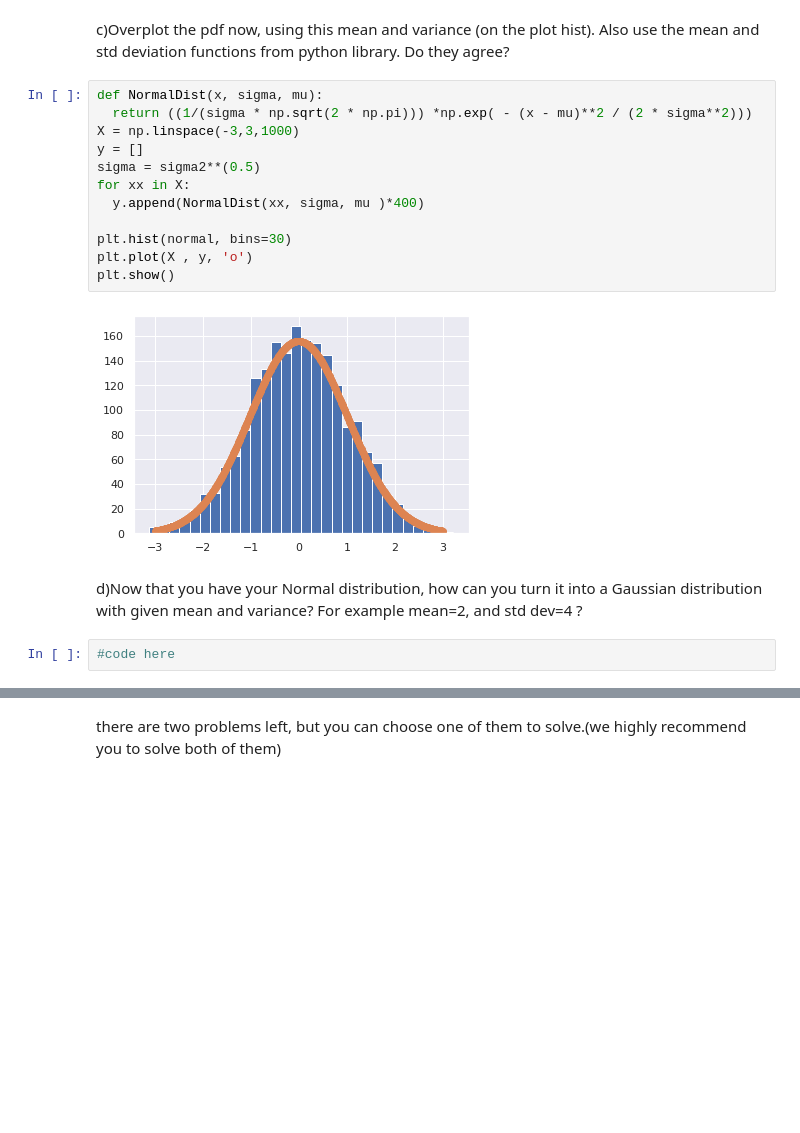
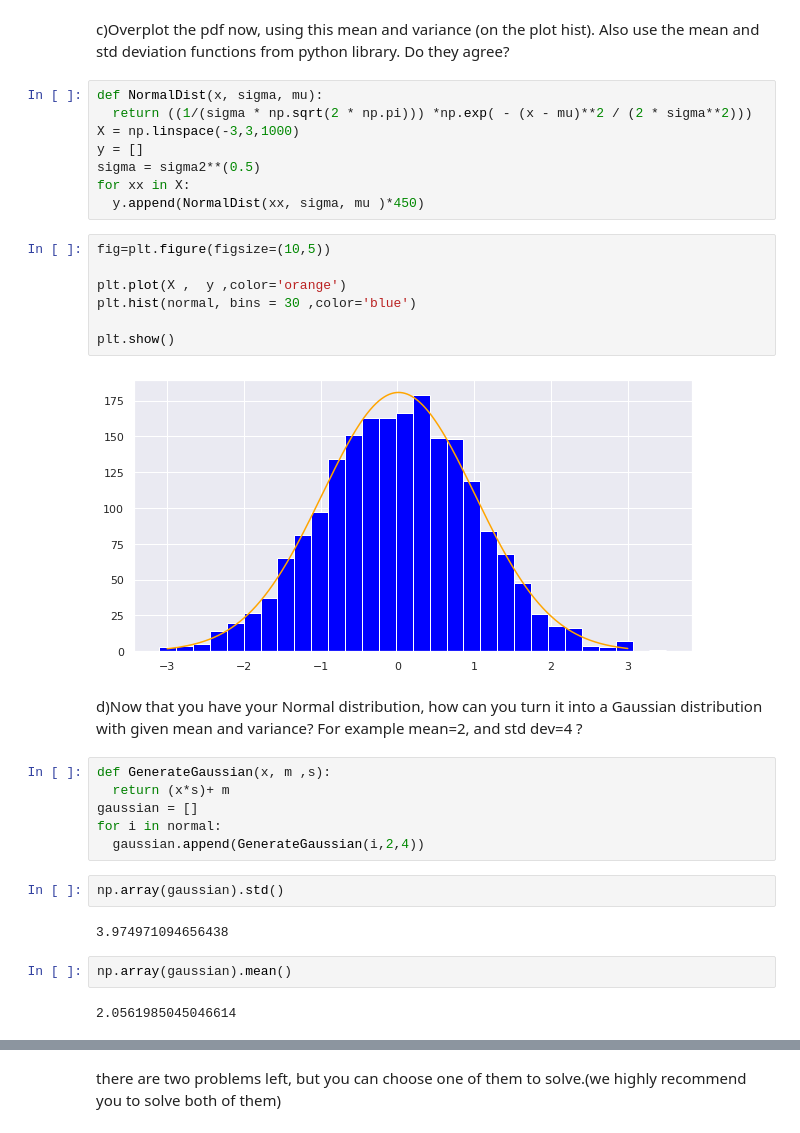
Before and after one commit to SBUDataAnalysis/hw2-MohiMozaffari, a Jupyter notebook: Data_Analysis_HW1.ipynb, the cells around one changed output, grey strips where cells are left out. Cells and saved outputs as stored; diff of their text form; blank space fills up the shorter version.

```diff
--- a/Data_Analysis_HW1.ipynb
+++ b/Data_Analysis_HW1.ipynb
@@ -282,14 +283,29 @@ X = np.linspace(-3,3,1000)
 y = []
 sigma = sigma2**(0.5)
 for xx in X:
-  y.append(NormalDist(xx, sigma, mu )*400)
-
-plt.hist(normal, bins=30)
-plt.plot(X , y, 'o')
-plt.show()
+  y.append(NormalDist(xx, sigma, mu )*450)
-# %% [output]
-[figure, removed]
+# %%
+fig=plt.figure(figsize=(10,5))
+
+plt.plot(X ,  y ,color='orange')
+plt.hist(normal, bins = 30 ,color='blue')
+
+plt.show()
+# %% [output]
+[figure, added]
 # %% [markdown]
 d)Now that you have your Normal distribution, how can you turn it into a Gaussian distribution with  given mean and variance? For example mean=2, and std dev=4 ?
-# %%
-#code here
+# %%
+def GenerateGaussian(x, m ,s):
+  return (x*s)+ m
+gaussian = []
+for i in normal:
+  gaussian.append(GenerateGaussian(i,2,4))
+# %%
+np.array(gaussian).std()
+# %% [output]
+3.974971094656438
+# %%
+np.array(gaussian).mean()
+# %% [output]
+2.0561985045046614
```
Also changed, not shown: parts of 8 cells of this notebook.
